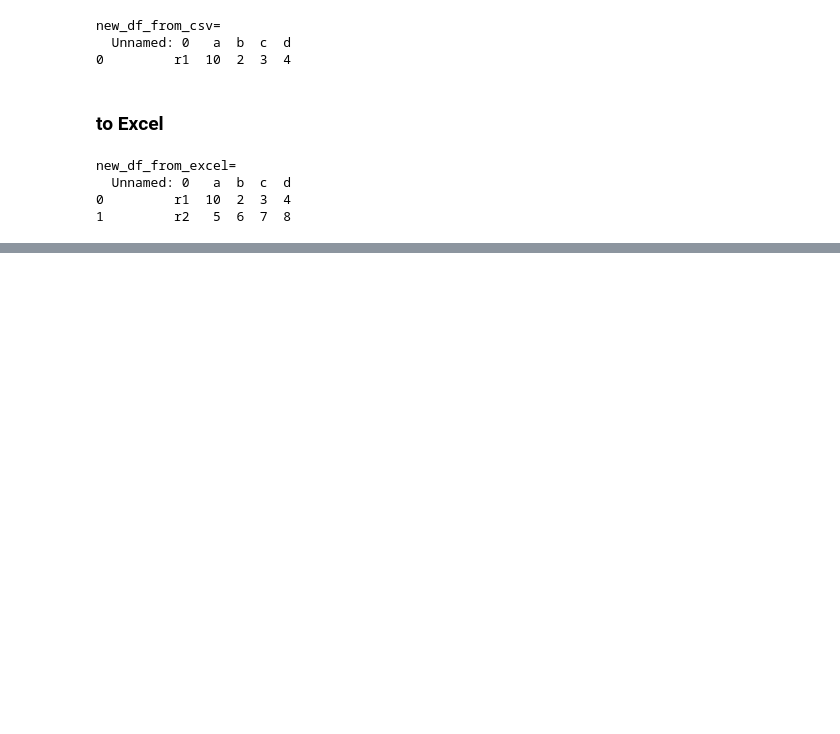
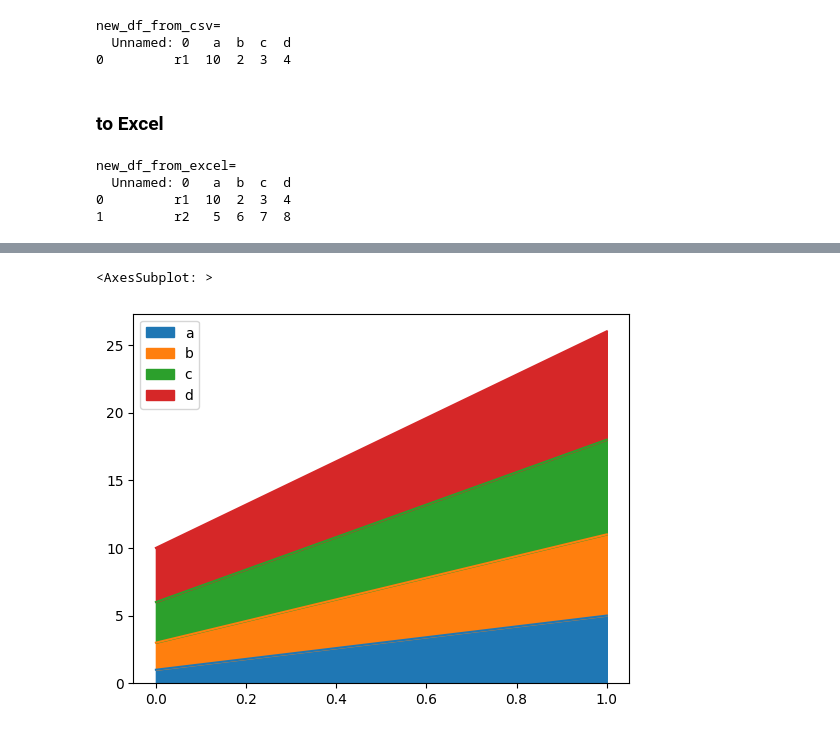
Before and after one commit to shaker113/pandas_summary, a Jupyter notebook: pandas.ipynb, the cells around one changed output, grey strips where cells are left out. Saved outputs shown, nothing was run; the diff lists cells and outputs as text; code cells hidden in the pictures; blank space fills up the shorter version.

```diff
--- a/pandas.ipynb
+++ b/pandas.ipynb
@@ -304,0 +317,5 @@ new_df_from_excel=
+# %%
+df4.plot.area()
+# %% [output]
+<AxesSubplot: >
+[figure, added]
```
Also changed, not shown: parts of 7 cells of this notebook, 3 other files.
